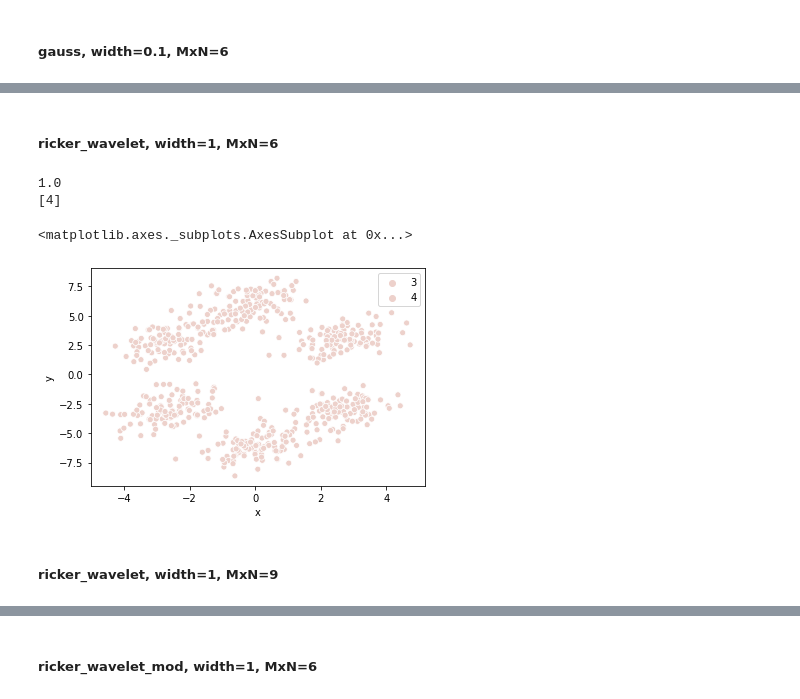
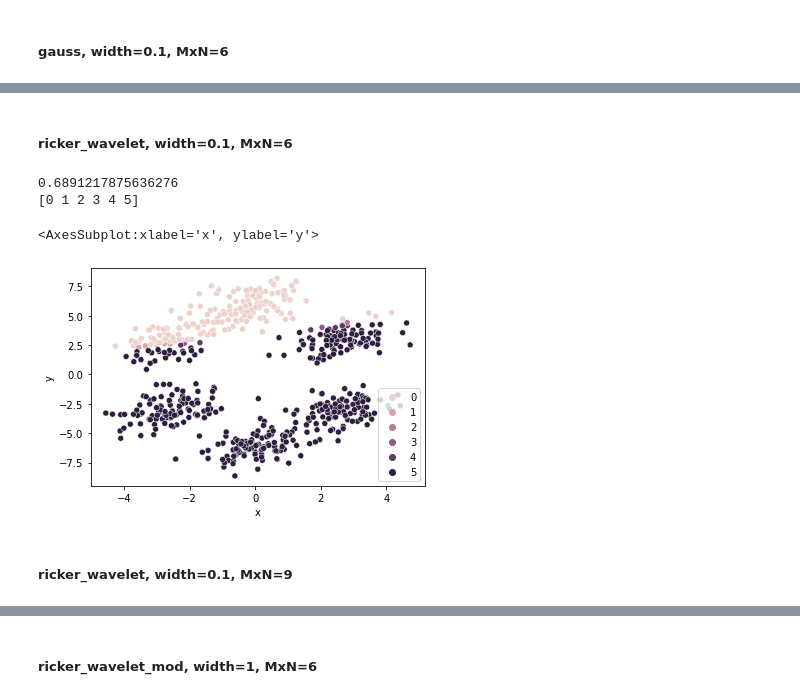
Before and after one commit to niladrem/mioad, a Jupyter notebook: lab07.ipynb, the cells around one changed output, grey strips where cells are left out. Drawn from its saved outputs; the diff is of its cells as text; code cells hidden in the pictures.

```diff
--- a/lab07.ipynb
+++ b/lab07.ipynb
@@ -129,18 +129,18 @@ sns.scatterplot(x='x', y='y', hue=c, data=df)
 # %% [markdown]
-##### ricker_wavelet, width=1, MxN=6
+##### ricker_wavelet, width=0.1, MxN=6
 # %%
 np.random.seed(2137)
-som = Kohonen(3,2,x)
+som = Kohonen(3,2,x, 0.1)
 c = som.learn(1, neigh_fun=ricker_wavelet)
 print(metrics.completeness_score(df['c'], c))
 print(np.unique(c))
 sns.scatterplot(x='x', y='y', hue=c, data=df)
 # %% [output]
-1.0
-[4]
+0.6891217875636276
+[0 1 2 3 4 5]
-<matplotlib.axes._subplots.AxesSubplot at 0x...>
+<AxesSubplot:xlabel='x', ylabel='y'>
-[figure, old version]
+[figure, new version]
 # %% [markdown]
-##### ricker_wavelet, width=1, MxN=9
+##### ricker_wavelet, width=0.1, MxN=9
 # %%
 np.random.seed(2137)
```
Also changed, not shown: parts of 14 cells of this notebook.
